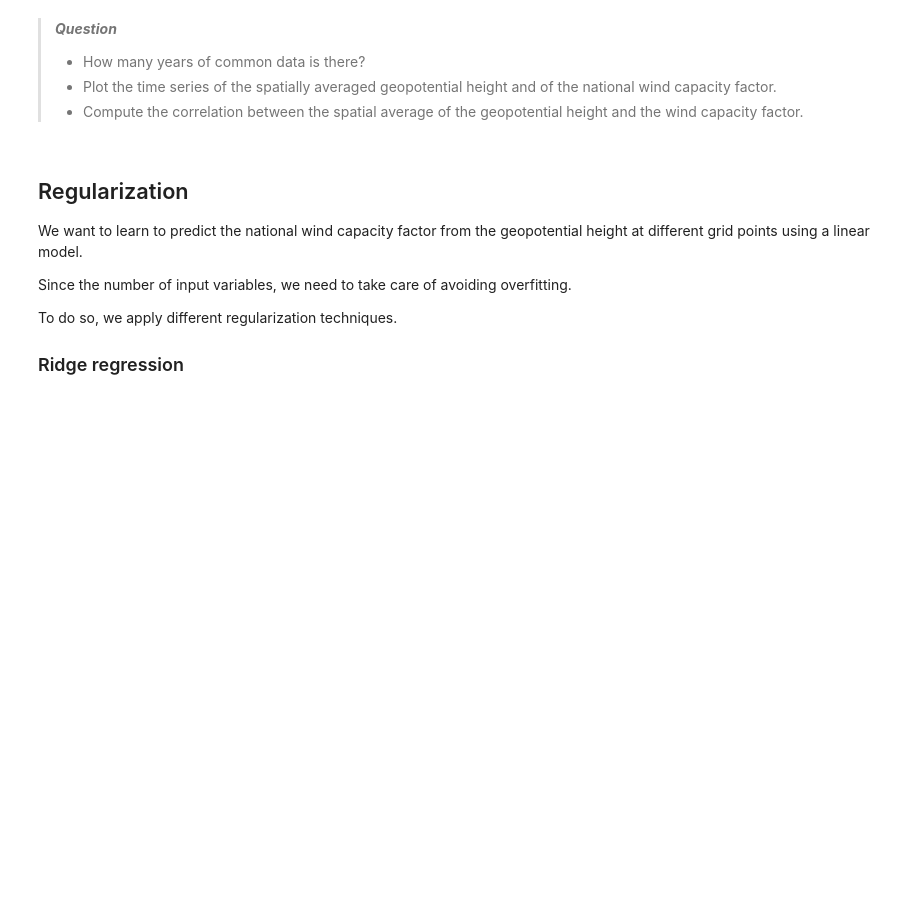
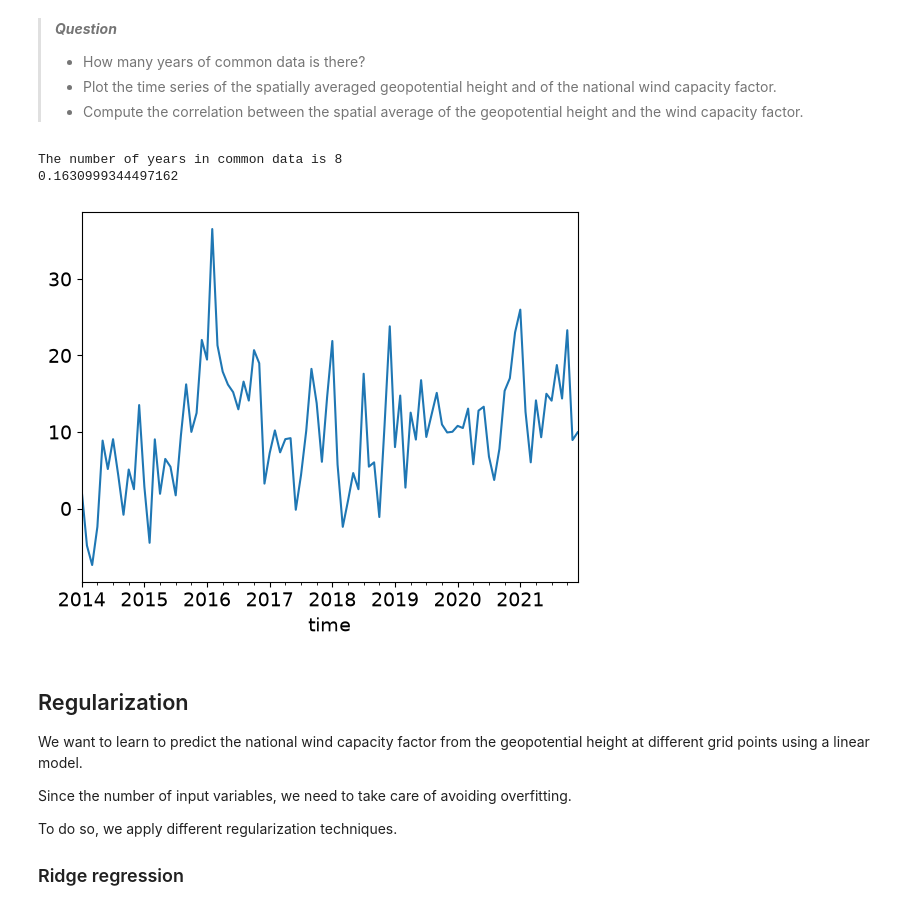
Before and after one commit to holguin2900/MEC-5107-EP-MachineLearning, a Jupyter notebook: 0-moodle/1_tutoriales/05_tutorial_regularization_selection_evaluation.ipynb, the cells around one changed output. Drawn from its saved outputs; the diff is of its cells as text; code cells hidden in the pictures; blank space fills up the shorter version.

```diff
--- a/0-moodle/1_tutoriales/05_tutorial_regularization_selection_evaluation.ipynb
+++ b/0-moodle/1_tutoriales/05_tutorial_regularization_selection_evaluation.ipynb
@@ -159,6 +189,17 @@ n_years = time.year.max() - time.year.min() + 1
 > - Compute the correlation between the spatial average of the geopotential height and the wind capacity factor.
 # %%
 # answer cell
+print(f"The number of years in common data is {n_years}")
+
+df_z500_anom_mean = df_z500_anom.mean('columns')
+df_z500_anom_mean.plot()
+
+corr_z500_windcf = np.corrcoef(df_z500_anom_mean,df_windcf_anom)
+print(corr_z500_windcf[0,1])
+# %% [output]
+The number of years in common data is 8
+0.1630999344497162
+[figure, added]
 # %% [markdown]
 ## Regularization
 
```
Also changed, not shown: parts of 9 cells of this notebook, 18 other files.
